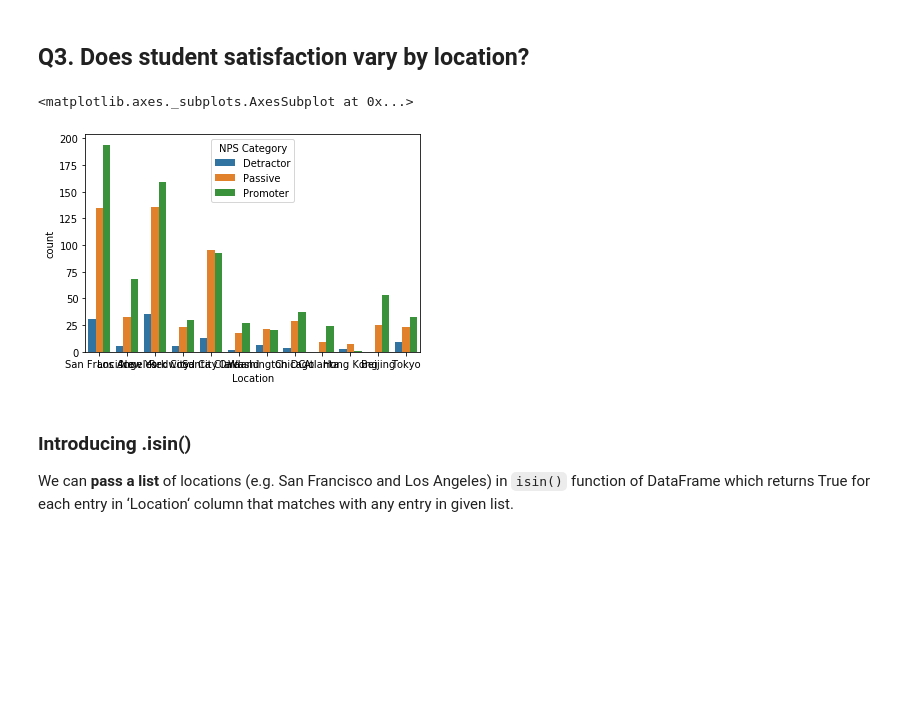
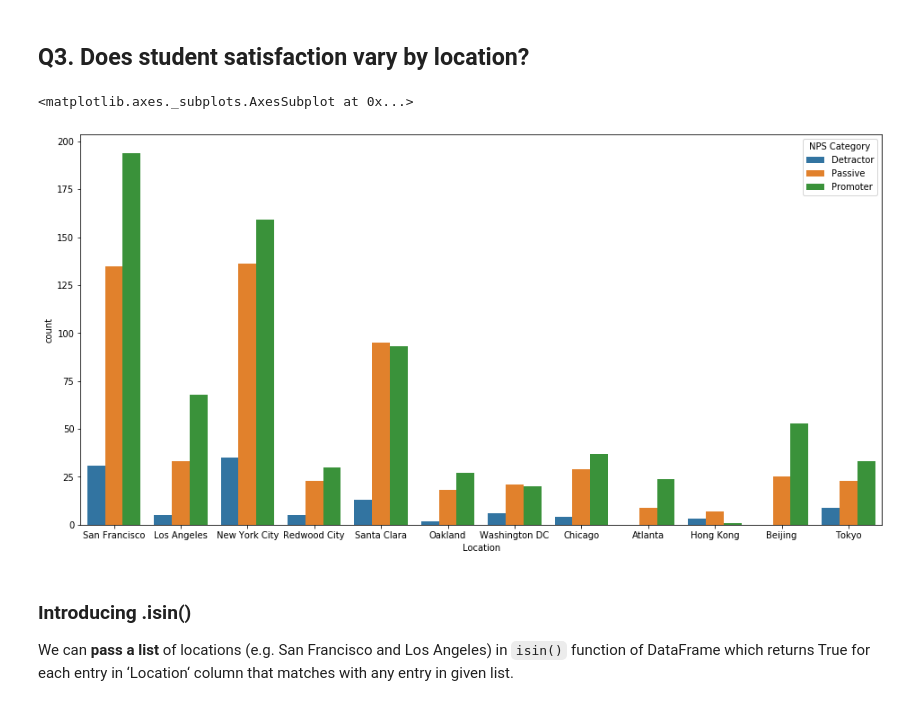
Before and after one commit to SamuelFolledo/DS1.1-Data-Analysis-And-Visualization, a Jupyter notebook: Midterm_Project/Midterm Project.ipynb, the cells around one changed output. Cells and saved outputs as stored; diff of their text form; code cells hidden in the pictures; blank space fills up the shorter version.

Commit message:
[add] add more width to some plots

````diff
--- a/Midterm_Project/Midterm Project.ipynb
+++ b/Midterm_Project/Midterm Project.ipynb
@@ -358,10 +358,11 @@ for track in df["Actual Track"].dropna().unique():
 ## Q3. Does student satisfaction vary by location?
 # %%
 #Hard to see
+plt.figure(figsize=(16,8))
 sns.countplot(x='Location', hue="NPS Category", data=df)
 # %% [output]
 <matplotlib.axes._subplots.AxesSubplot at 0x...>
-[figure, old version]
+[figure, new version]
 # %% [markdown]
 ### Introducing .isin()
 We can **pass a list** of locations (e.g. San Francisco and Los Angeles) in ```isin()``` function of DataFrame which returns True for each entry in ‘Location‘ column that matches with any entry in given list.
````
Also changed, not shown: parts of 1 cell of this notebook.
